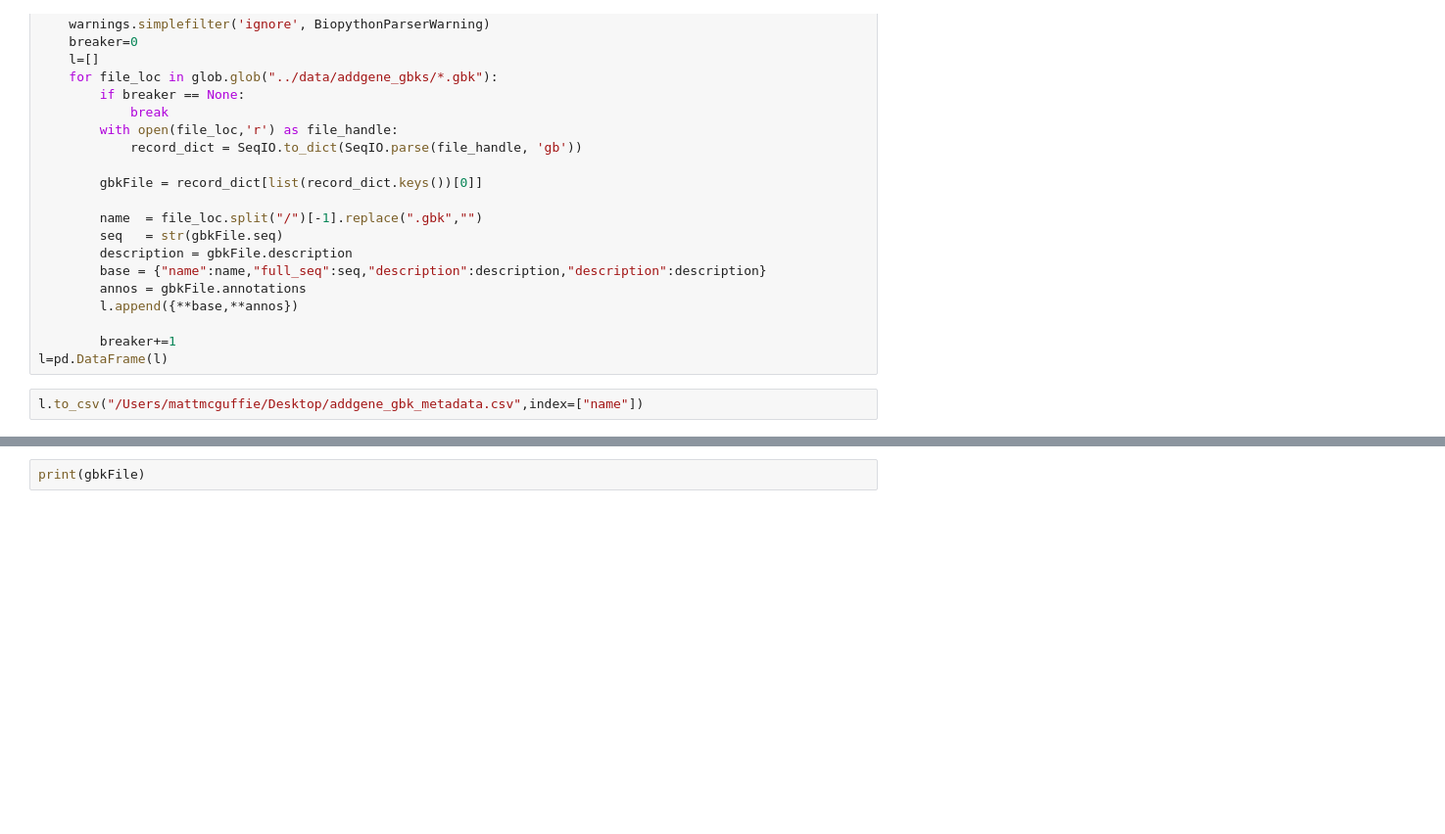
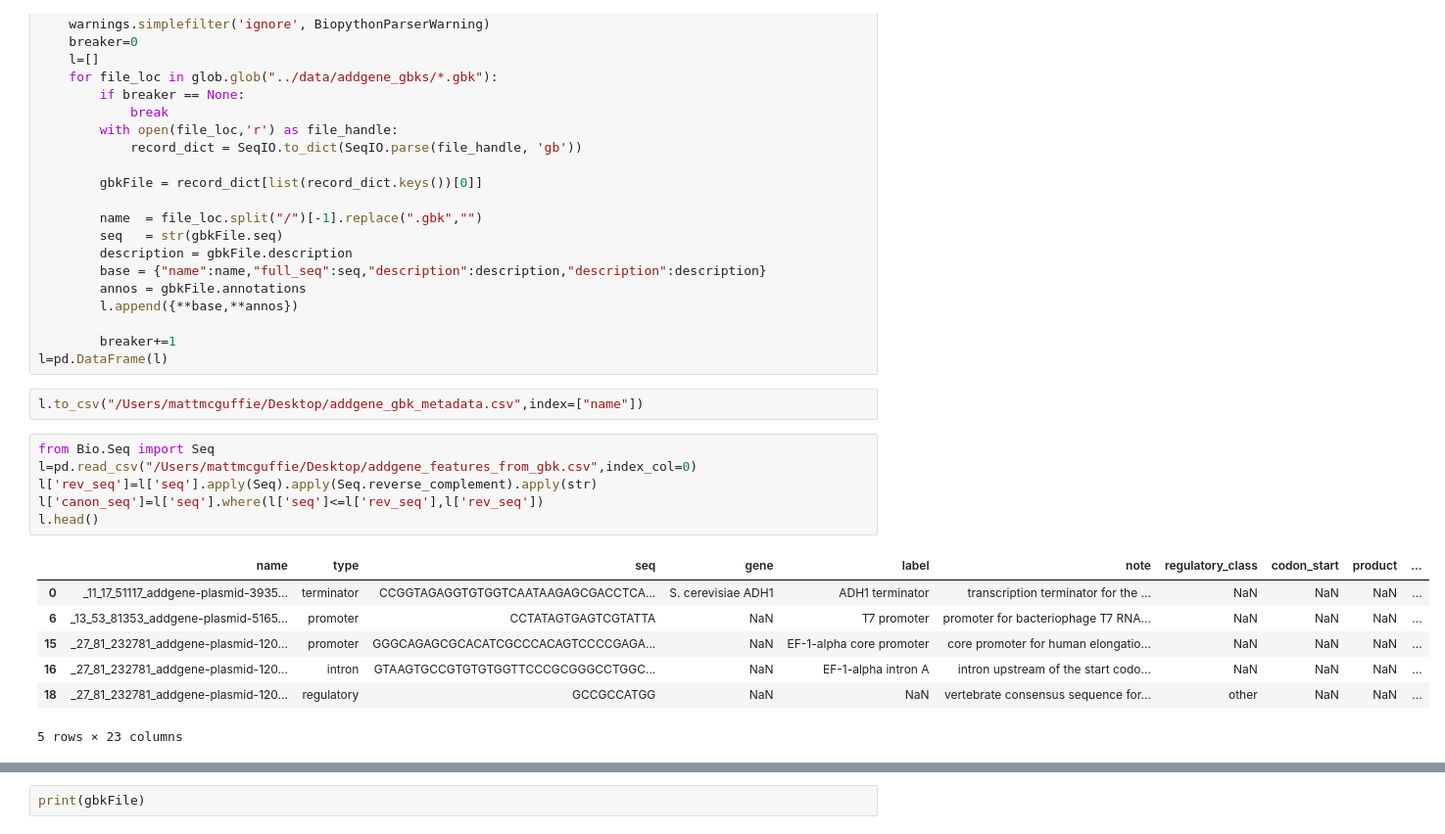
Before and after one commit to mmcguffi/pLannotate, a Jupyter notebook: jupyter_notebooks/exploring_addgene_json.ipynb, the cells around one changed output, grey strips where cells are left out. Shown: that part at 98% size. Drawn from its saved outputs; the diff is of its cells as text; blank space fills up the shorter version.

```diff
--- a/jupyter_notebooks/exploring_addgene_json.ipynb
+++ b/jupyter_notebooks/exploring_addgene_json.ipynb
@@ -107,3 +107,17 @@ with warnings.catch_warnings():
 l=pd.DataFrame(l)
 # %%
 l.to_csv("/Users/mattmcguffie/Desktop/addgene_gbk_metadata.csv",index=["name"])
+# %%
+from Bio.Seq import Seq
+l=pd.read_csv("/Users/mattmcguffie/Desktop/addgene_features_from_gbk.csv",index_col=0)
+l['rev_seq']=l['seq'].apply(Seq).apply(Seq.reverse_complement).apply(str)
+l['canon_seq']=l['seq'].where(l['seq']<=l['rev_seq'],l['rev_seq'])
+l.head()
+# %% [output]
+|  | name | type | seq | gene | label | note | regulatory_class | codon_start | product | ... |
+| 0 | _11_17_51117_addgene-plasmid-3935... | terminator | CCGGTAGAGGTGTGGTCAATAAGAGCGACCTCA... | S. cerevisiae ADH1 | ADH1 terminator | transcription terminator for the ... | NaN | NaN | NaN | ... |
+| 6 | _13_53_81353_addgene-plasmid-5165... | promoter | CCTATAGTGAGTCGTATTA | NaN | T7 promoter | promoter for bacteriophage T7 RNA... | NaN | NaN | NaN | ... |
+| 15 | _27_81_232781_addgene-plasmid-120... | promoter | GGGCAGAGCGCACATCGCCCACAGTCCCCGAGA... | NaN | EF-1-alpha core promoter | core promoter for human elongatio... | NaN | NaN | NaN | ... |
+| 16 | _27_81_232781_addgene-plasmid-120... | intron | GTAAGTGCCGTGTGTGGTTCCCGCGGGCCTGGC... | NaN | EF-1-alpha intron A | intron upstream of the start codo... | NaN | NaN | NaN | ... |
+| 18 | _27_81_232781_addgene-plasmid-120... | regulatory | GCCGCCATGG | NaN | NaN | vertebrate consensus sequence for... | other | NaN | NaN | ... |
+5 rows × 23 columns
```
Also changed, not shown: parts of 4 cells of this notebook, 7 other files.
